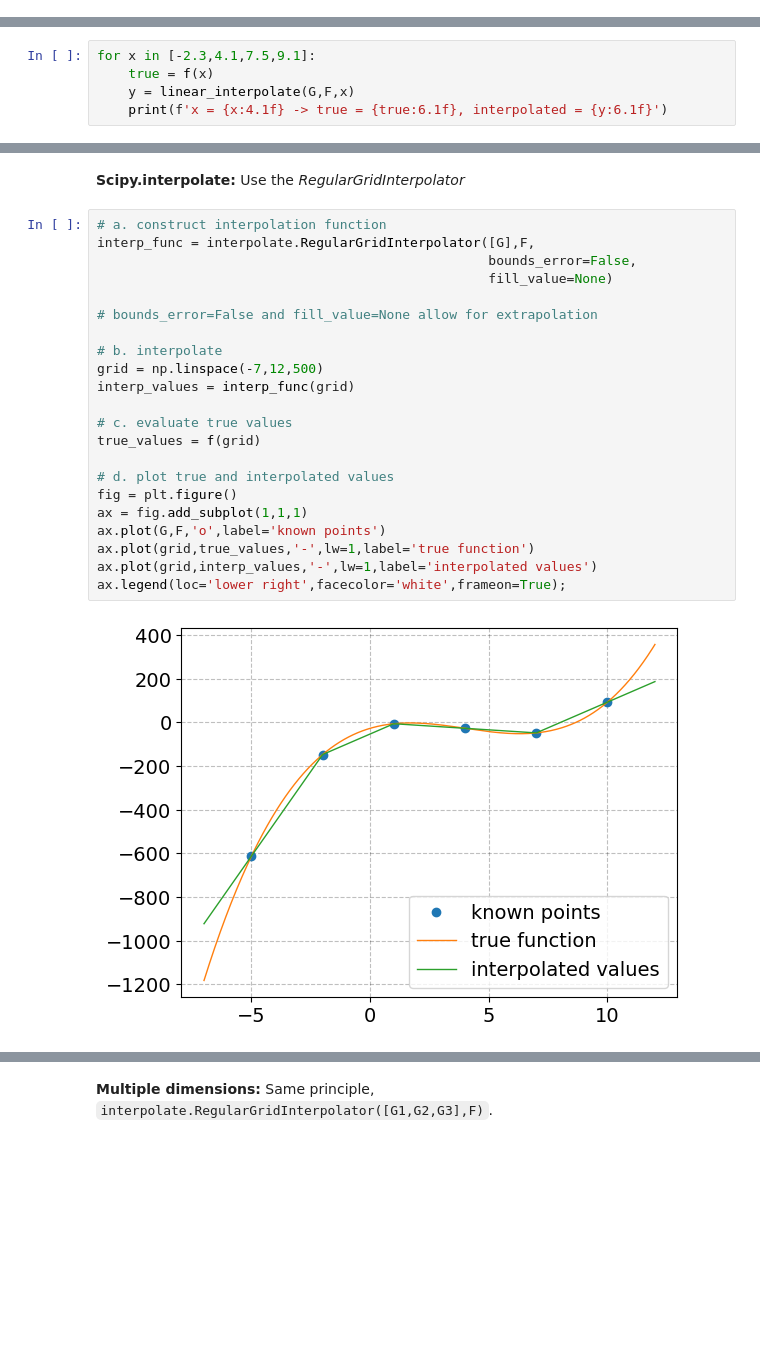
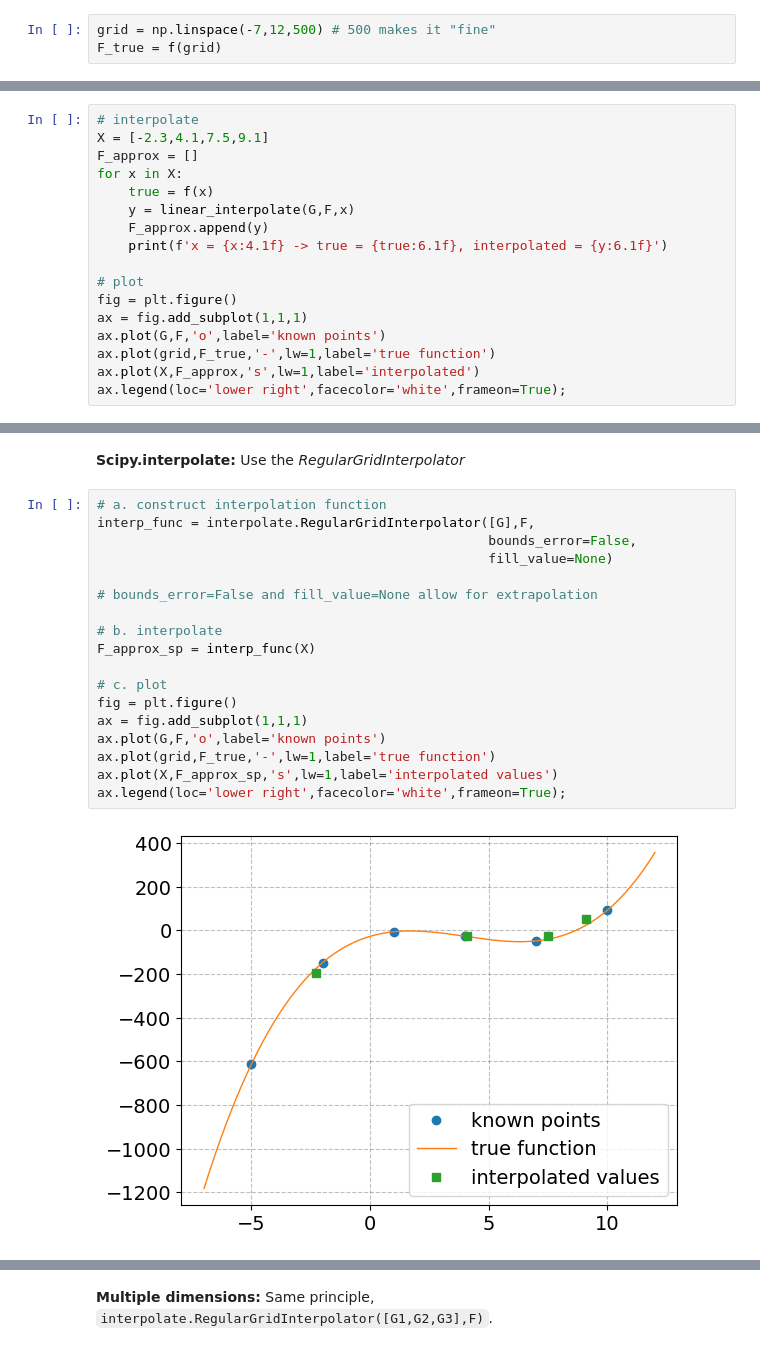
Before and after one commit to NumEconCopenhagen/IntroProg-lectures, a Jupyter notebook: 3 - Dynamic optimization/dynamic optimization.ipynb, the cells around one changed output, grey strips where cells are left out. Saved outputs shown, nothing was run; the diff lists cells and outputs as text; blank space fills up the shorter version.

```diff
--- a/3 - Dynamic optimization/dynamic optimization.ipynb
+++ b/3 - Dynamic optimization/dynamic optimization.ipynb
@@ -128,0 +131,3 @@ F = f(G)
+# %%
+grid = np.linspace(-7,12,500) # 500 makes it "fine"
+F_true = f(grid)
@@ -129,8 +136,20 @@ F = f(G)
 # %%
-for x in [-2.3,4.1,7.5,9.1]:
+# interpolate
+X = [-2.3,4.1,7.5,9.1]
+F_approx = []
+for x in X:
     true = f(x)
     y = linear_interpolate(G,F,x)
+    F_approx.append(y)
     print(f'x = {x:4.1f} -> true = {true:6.1f}, interpolated = {y:6.1f}')
+
+# plot
+fig = plt.figure()
+ax = fig.add_subplot(1,1,1)
+ax.plot(G,F,'o',label='known points')
+ax.plot(grid,F_true,'-',lw=1,label='true function')
+ax.plot(X,F_approx,'s',lw=1,label='interpolated')
+ax.legend(loc='lower right',facecolor='white',frameon=True);
 # %% [output]
 x = -2.3 -> true = -176.2, interpolated = -193.5
 x =  4.1 -> true =  -28.6, interpolated =  -27.7
@@ -141,25 +161,21 @@ x =  9.1 -> true =   24.1, interpolated =   50.7
 # %%
 # a. construct interpolation function
 interp_func = interpolate.RegularGridInterpolator([G],F,
                                                   bounds_error=False,
                                                   fill_value=None)
 
 # bounds_error=False and fill_value=None allow for extrapolation
 
 # b. interpolate
-grid = np.linspace(-7,12,500)
-interp_values = interp_func(grid)
+F_approx_sp = interp_func(X)
 
-# c. evaluate true values
-true_values = f(grid)
-
-# d. plot true and interpolated values
+# c. plot
 fig = plt.figure()
 ax = fig.add_subplot(1,1,1)
 ax.plot(G,F,'o',label='known points')
-ax.plot(grid,true_values,'-',lw=1,label='true function')
-ax.plot(grid,interp_values,'-',lw=1,label='interpolated values')
+ax.plot(grid,F_true,'-',lw=1,label='true function')
+ax.plot(X,F_approx_sp,'s',lw=1,label='interpolated values')
 ax.legend(loc='lower right',facecolor='white',frameon=True);
 # %% [output]
-[figure, old version]
+[figure, new version]
 # %% [markdown]
```
Also changed, not shown: parts of 48 cells of this notebook, 3 other files.
